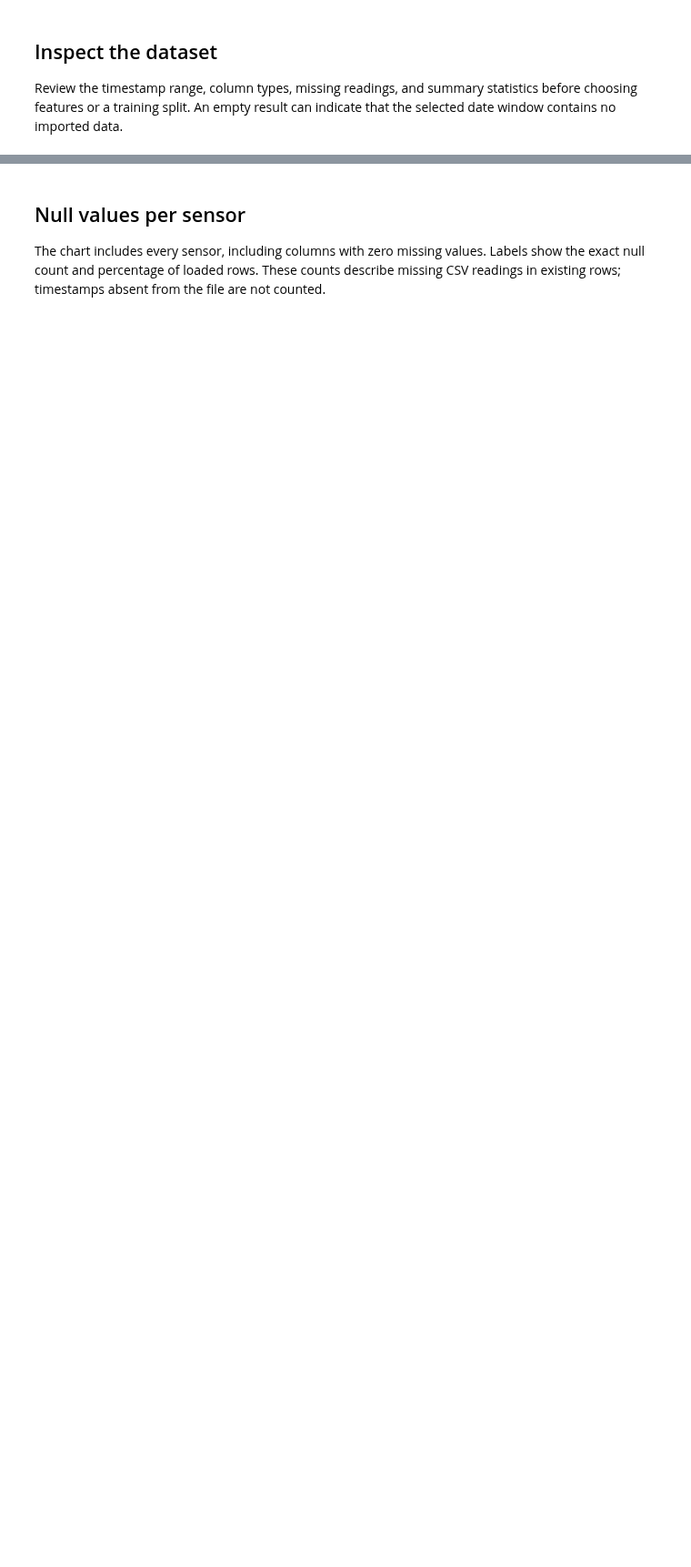
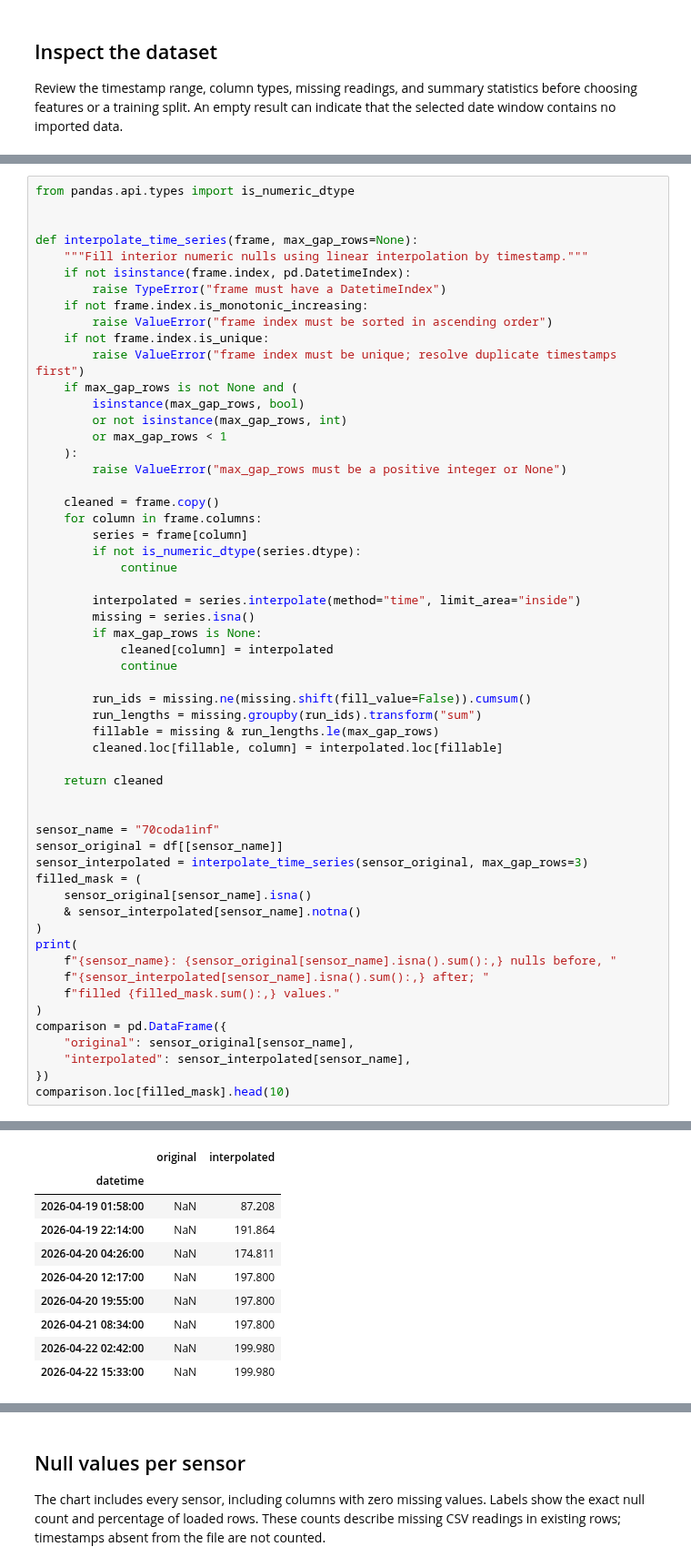
Before and after one commit to ITRI-Projects/ao-mbr-data-pipeline, a Jupyter notebook: notebooks/02_explore_google_drive_csv.ipynb, the cells around one changed output, grey strips where cells are left out. Shown at 91% size. Saved outputs shown, nothing was run; the diff lists cells and outputs as text; blank space fills up the shorter version.

Commit message:
🧹chore: update explore_notebook_drive w/ initial test for interpolation at 70coda1inf

```diff
--- a/notebooks/02_explore_google_drive_csv.ipynb
+++ b/notebooks/02_explore_google_drive_csv.ipynb
@@ -165,0 +231,57 @@ df.describe()
+# %%
+from pandas.api.types import is_numeric_dtype
+
+
+def interpolate_time_series(frame, max_gap_rows=None):
+    """Fill interior numeric nulls using linear interpolation by timestamp."""
+    if not isinstance(frame.index, pd.DatetimeIndex):
+        raise TypeError("frame must have a DatetimeIndex")
+    if not frame.index.is_monotonic_increasing:
+        raise ValueError("frame index must be sorted in ascending order")
+    if not frame.index.is_unique:
+        raise ValueError("frame index must be unique; resolve duplicate timestamps first")
+    if max_gap_rows is not None and (
+        isinstance(max_gap_rows, bool)
+        or not isinstance(max_gap_rows, int)
+        or max_gap_rows < 1
+    ):
+        raise ValueError("max_gap_rows must be a positive integer or None")
+
+    cleaned = frame.copy()
+    for column in frame.columns:
+        series = frame[column]
+        if not is_numeric_dtype(series.dtype):
+            continue
+
+        interpolated = series.interpolate(method="time", limit_area="inside")
+        missing = series.isna()
+        if max_gap_rows is None:
+            cleaned[column] = interpolated
+            continue
+
+        run_ids = missing.ne(missing.shift(fill_value=False)).cumsum()
+        run_lengths = missing.groupby(run_ids).transform("sum")
+        fillable = missing & run_lengths.le(max_gap_rows)
+        cleaned.loc[fillable, column] = interpolated.loc[fillable]
+
+    return cleaned
+
+
+sensor_name = "70coda1inf"
+sensor_original = df[[sensor_name]]
+sensor_interpolated = interpolate_time_series(sensor_original, max_gap_rows=3)
+filled_mask = (
+    sensor_original[sensor_name].isna()
+    & sensor_interpolated[sensor_name].notna()
+)
+print(
+    f"{sensor_name}: {sensor_original[sensor_name].isna().sum():,} nulls before, "
+    f"{sensor_interpolated[sensor_name].isna().sum():,} after; "
+    f"filled {filled_mask.sum():,} values."
+)
+comparison = pd.DataFrame({
+    "original": sensor_original[sensor_name],
+    "interpolated": sensor_interpolated[sensor_name],
+})
+comparison.loc[filled_mask].head(10)
+# %% [output]
@@ -165,0 +289,10 @@ df.describe()
+|  | original | interpolated |
+| datetime |  |  |
+| 2026-04-19 01:58:00 | NaN | 87.208 |
+| 2026-04-19 22:14:00 | NaN | 191.864 |
+| 2026-04-20 04:26:00 | NaN | 174.811 |
+| 2026-04-20 12:17:00 | NaN | 197.800 |
+| 2026-04-20 19:55:00 | NaN | 197.800 |
+| 2026-04-21 08:34:00 | NaN | 197.800 |
+| 2026-04-22 02:42:00 | NaN | 199.980 |
+| 2026-04-22 15:33:00 | NaN | 199.980 |
```
Also changed, not shown: parts of 12 cells of this notebook.
